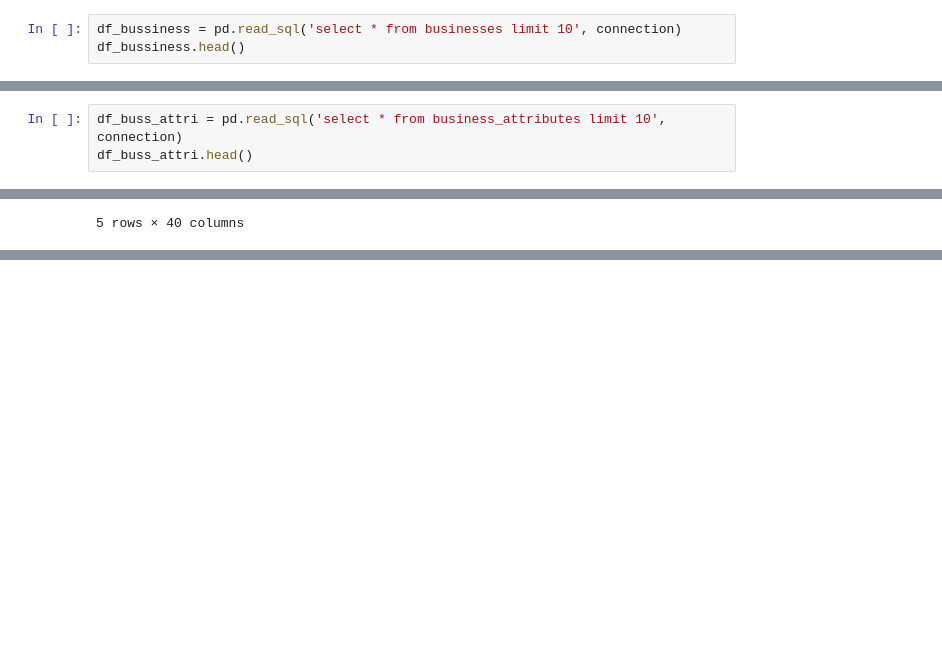
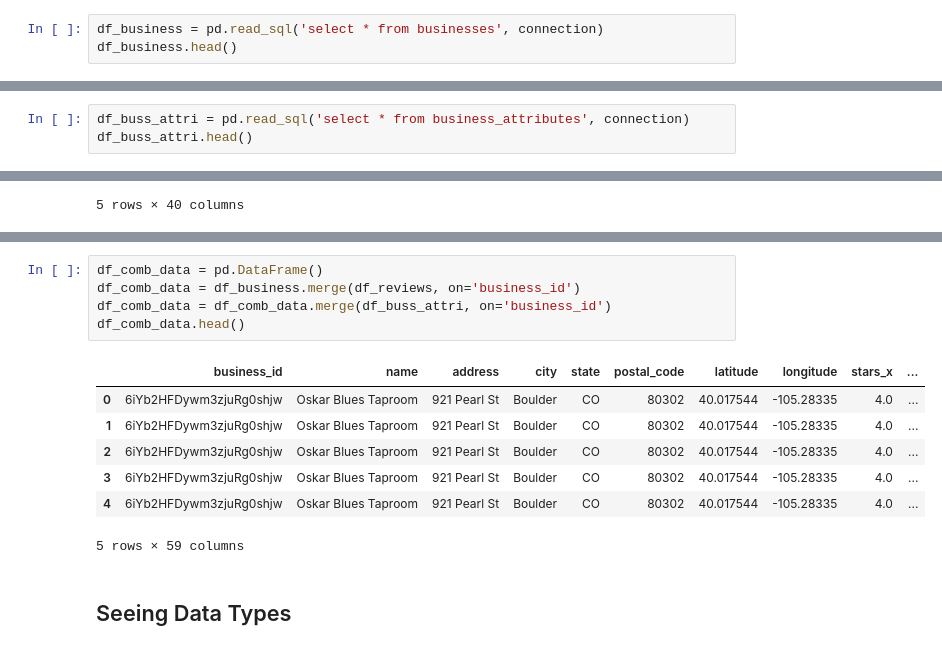
Before and after one commit to rsanchez-dv/Capstone_ML, a Jupyter notebook: 2_Preprocessing_Data.ipynb, the cells around one changed output, grey strips where cells are left out. Saved outputs shown, nothing was run; the diff lists cells and outputs as text; blank space fills up the shorter version.

```diff
--- a/2_Preprocessing_Data.ipynb
+++ b/2_Preprocessing_Data.ipynb
@@ -14,8 +22,8 @@ import psycopg2
 engine = create_engine(f'postgresql://{username}:{password}@localhost:5432/Yelp_DB')
 connection = engine.connect()
 # %%
-df_bussiness = pd.read_sql('select * from businesses limit 10', connection)
-df_bussiness.head()
+df_business = pd.read_sql('select * from businesses', connection)
+df_business.head()
 # %% [output]
 |  | business_id | name | address | city | state | postal_code | latitude | longitude | stars | ... |
 | 0 | 6iYb2HFDywm3zjuRg0shjw | Oskar Blues Taproom | 921 Pearl St | Boulder | CO | 80302 | 40.017544 | -105.283350 | 4.0 | ... |
@@ -24,7 +32,7 @@ df_bussiness.head()
 | 3 | oaepsyvc0J17qwi8cfrOWg | Great Clips | 2566 Enterprise Rd | Orange City | FL | 32763 | 28.914482 | -81.295980 | 3.0 | ... |
 | 4 | PE9uqAjdw0E4-8mjGl3wVA | Crossfit Terminus | 1046 Memorial Dr SE | Atlanta | GA | 30316 | 33.747030 | -84.353424 | 4.0 | ... |
 # %%
-df_buss_attri = pd.read_sql('select * from business_attributes limit 10', connection)
+df_buss_attri = pd.read_sql('select * from business_attributes', connection)
 df_buss_attri.head()
 # %% [output]
 |  | business_id | restaurants_table_service | wifi | bike_parking | business_parking | business_accepts_credit_cards | ... |
@@ -52,0 +77,15 @@ df_reviews.head()
+# %%
+df_comb_data = pd.DataFrame()
+df_comb_data = df_business.merge(df_reviews, on='business_id')
+df_comb_data = df_comb_data.merge(df_buss_attri, on='business_id')
+df_comb_data.head()
+# %% [output]
+|  | business_id | name | address | city | state | postal_code | latitude | longitude | stars_x | ... |
+| 0 | 6iYb2HFDywm3zjuRg0shjw | Oskar Blues Taproom | 921 Pearl St | Boulder | CO | 80302 | 40.017544 | -105.28335 | 4.0 | ... |
+| 1 | 6iYb2HFDywm3zjuRg0shjw | Oskar Blues Taproom | 921 Pearl St | Boulder | CO | 80302 | 40.017544 | -105.28335 | 4.0 | ... |
+| 2 | 6iYb2HFDywm3zjuRg0shjw | Oskar Blues Taproom | 921 Pearl St | Boulder | CO | 80302 | 40.017544 | -105.28335 | 4.0 | ... |
+| 3 | 6iYb2HFDywm3zjuRg0shjw | Oskar Blues Taproom | 921 Pearl St | Boulder | CO | 80302 | 40.017544 | -105.28335 | 4.0 | ... |
+| 4 | 6iYb2HFDywm3zjuRg0shjw | Oskar Blues Taproom | 921 Pearl St | Boulder | CO | 80302 | 40.017544 | -105.28335 | 4.0 | ... |
+5 rows × 59 columns
+# %% [markdown]
+## Seeing Data Types
```
Also changed, not shown: parts of 15 cells of this notebook, 2 other files.
